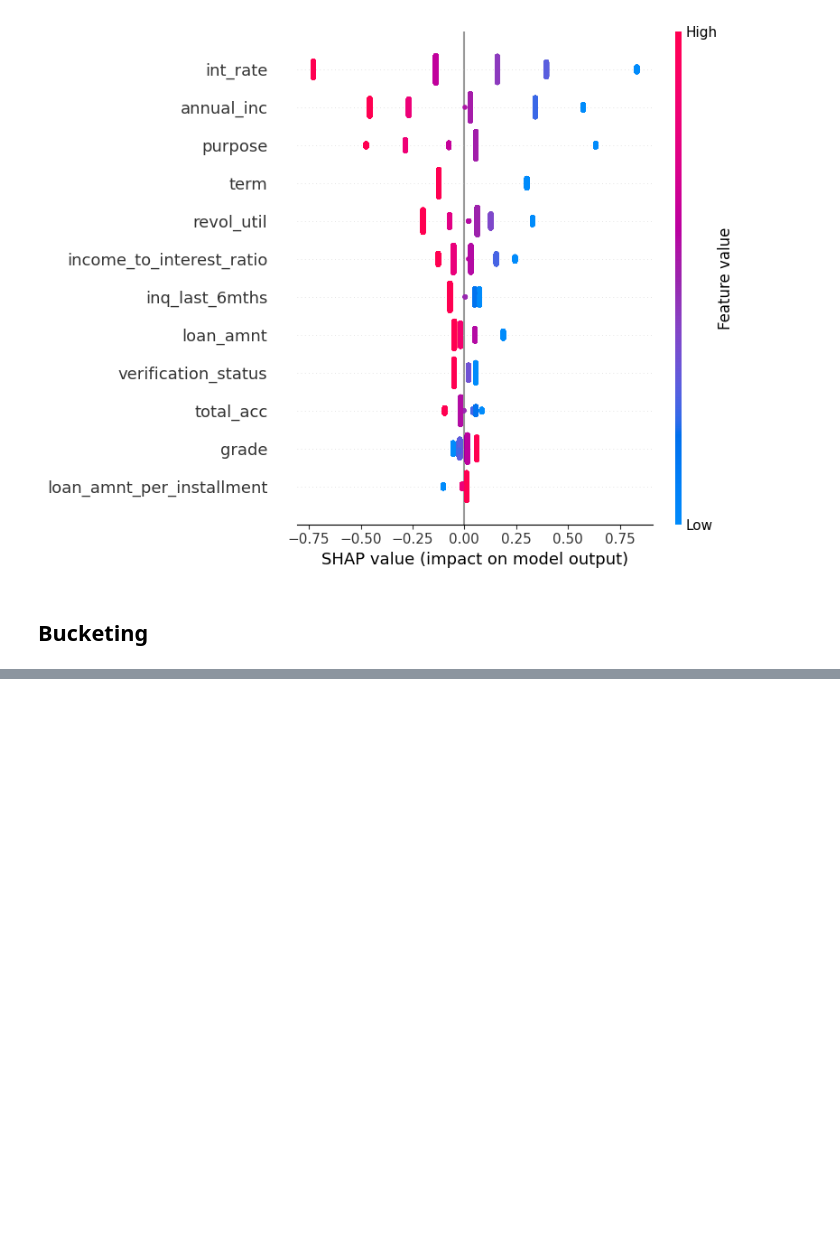
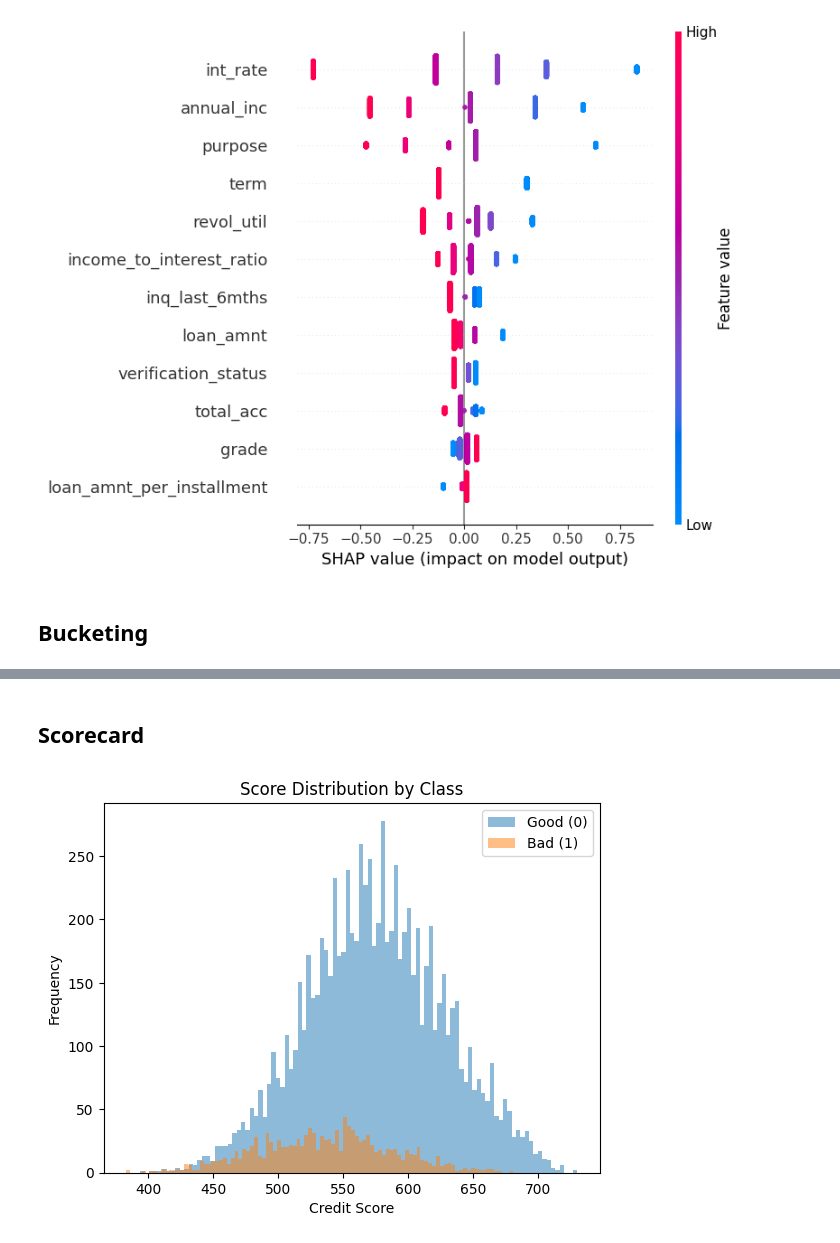
Before and after one commit to sirawitjariya-png/credit-score, a Jupyter notebook: notebook/04_model_analysis.ipynb, the cells around one changed output, grey strips where cells are left out. Cells and saved outputs as stored; diff of their text form; code cells hidden in the pictures; blank space fills up the shorter version.

Commit message:
Add function and description
Add
- scorecard function
- deployment samples
- readme

```diff
--- a/notebook/04_model_analysis.ipynb
+++ b/notebook/04_model_analysis.ipynb
@@ -124,0 +120,55 @@ bin_df
+# %% [markdown]
+## Scorecard
+# %%
+def calculate_score(prob,
+                    base_score=700,
+                    base_odds=50,
+                    pdo=50):
+    """
+    Convert probability of default into credit score.
+
+    Parameters
+    ----------
+    prob : float or np.array
+        Probability of default (model output)
+    base_score : int
+        Score corresponding to base odds
+    base_odds : float
+        Odds of good:bad at base score
+    pdo : int
+        Points to double the odds
+
+    Returns
+    -------
+    score : float or np.array
+        Credit score
+    """
+
+    factor = pdo / np.log(2)
+    offset = base_score - factor * np.log(base_odds)
+
+    odds = (1 - prob) / prob
+
+    score = offset + factor * np.log(odds)
+
+    return np.round(score, 0)
+
+data_withbin['scorecard'] = data_withbin['prediction'].apply(lambda x: calculate_score(x))
+
+# separate classes
+good = data_withbin[data_withbin["is_bad"] == 0]["scorecard"]
+bad = data_withbin[data_withbin["is_bad"] == 1]["scorecard"]
+
+plt.figure()
+
+plt.hist(good, bins=100, alpha=0.5, label="Good (0)")
+plt.hist(bad, bins=100, alpha=0.5, label="Bad (1)")
+
+plt.xlabel("Credit Score")
+plt.ylabel("Frequency")
+plt.title("Score Distribution by Class")
+plt.legend()
+
+plt.show()
+# %% [output]
+[figure, added]
```
Also changed, not shown: parts of 5 cells of this notebook, 2 other files.
